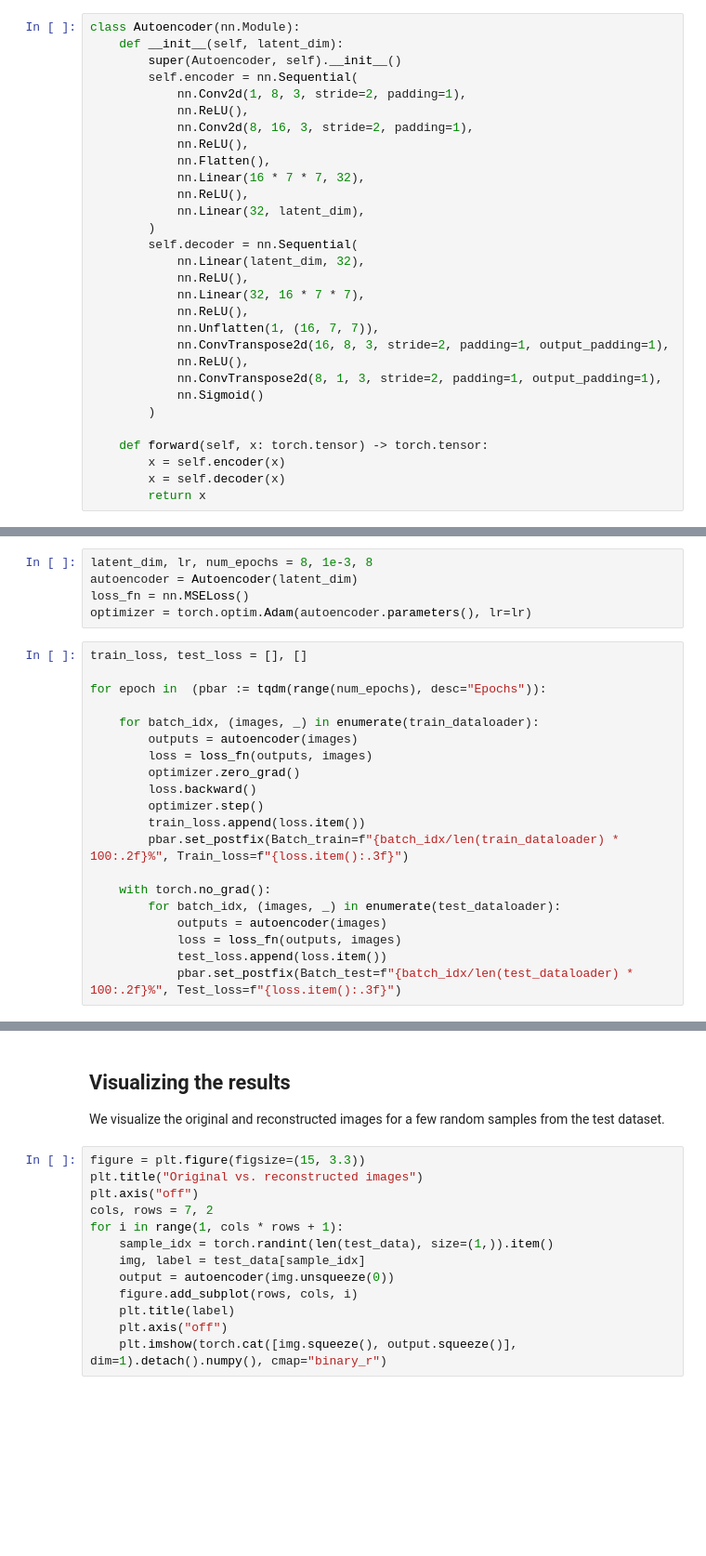
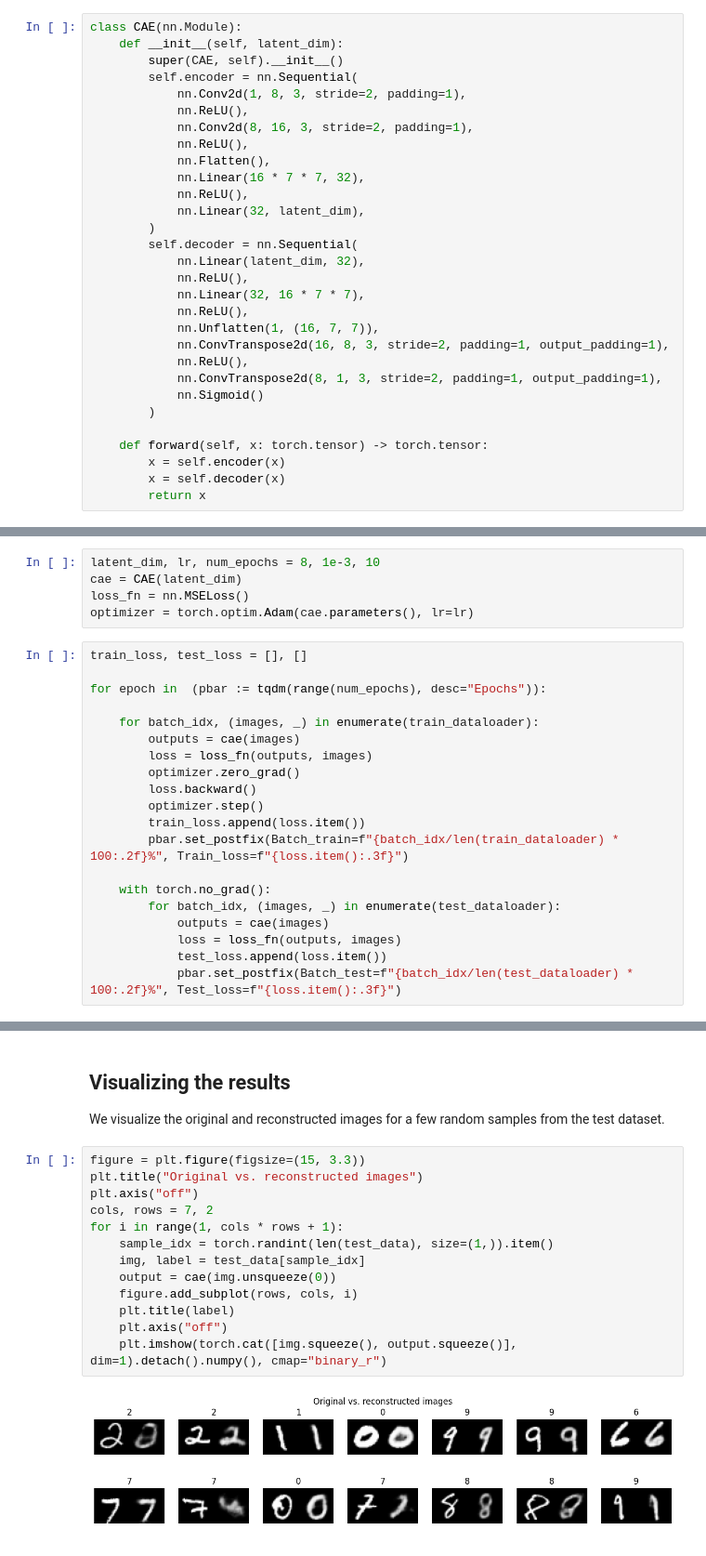
Before and after one commit to timothewt/Autoencoders, a Jupyter notebook: notebooks/convolutional_autoencoder.ipynb, the cells around one changed output, grey strips where cells are left out. Shown at 93% size. Saved outputs shown, nothing was run; the diff lists cells and outputs as text; blank space fills up the shorter version.

```diff
--- a/notebooks/convolutional_autoencoder.ipynb
+++ b/notebooks/convolutional_autoencoder.ipynb
@@ -39,8 +39,8 @@ test_dataloader = torch.utils.data.DataLoader(test_data, batch_size=64, shuffle=
 The autoencoder model consists of two parts: the encoder and the decoder. The encoder consists of convolutional layers, then linear layers to obtain the latent space vector, and the decoder consists of linear layers then transposed convolutional layers. The encoder reduces the input image to a lower-dimensional latent space, and the decoder reconstructs the image from the latent space.
 # %%
-class Autoencoder(nn.Module):
+class CAE(nn.Module):
     def __init__(self, latent_dim):
-        super(Autoencoder, self).__init__()
+        super(CAE, self).__init__()
         self.encoder = nn.Sequential(
             nn.Conv2d(1, 8, 3, stride=2, padding=1),
             nn.ReLU(),
@@ -71,17 +71,17 @@ class Autoencoder(nn.Module):
 ## Training the model
 We train the model using the mean squared error loss function.
 # %%
-latent_dim, lr, num_epochs = 8, 1e-3, 8
-autoencoder = Autoencoder(latent_dim)
+latent_dim, lr, num_epochs = 8, 1e-3, 10
+cae = CAE(latent_dim)
 loss_fn = nn.MSELoss()
-optimizer = torch.optim.Adam(autoencoder.parameters(), lr=lr)
+optimizer = torch.optim.Adam(cae.parameters(), lr=lr)
 # %%
 train_loss, test_loss = [], []
 
 for epoch in  (pbar := tqdm(range(num_epochs), desc="Epochs")):
 
     for batch_idx, (images, _) in enumerate(train_dataloader):
-        outputs = autoencoder(images)
+        outputs = cae(images)
         loss = loss_fn(outputs, images)
         optimizer.zero_grad()
         loss.backward()
@@ -91,7 +91,7 @@ for epoch in  (pbar := tqdm(range(num_epochs), desc="Epochs")):
 
     with torch.no_grad():
         for batch_idx, (images, _) in enumerate(test_dataloader):
-            outputs = autoencoder(images)
+            outputs = cae(images)
             loss = loss_fn(outputs, images)
             test_loss.append(loss.item())
             pbar.set_postfix(Batch_test=f"{batch_idx/len(test_dataloader) * 100:.2f}%", Test_loss=f"{loss.item():.3f}")
@@ -116,13 +118,15 @@ We visualize the original and reconstructed images for a few random samples from
 # %%
 figure = plt.figure(figsize=(15, 3.3))
 plt.title("Original vs. reconstructed images")
 plt.axis("off")
 cols, rows = 7, 2
 for i in range(1, cols * rows + 1):
     sample_idx = torch.randint(len(test_data), size=(1,)).item()
     img, label = test_data[sample_idx]
-    output = autoencoder(img.unsqueeze(0))
+    output = cae(img.unsqueeze(0))
     figure.add_subplot(rows, cols, i)
     plt.title(label)
     plt.axis("off")
     plt.imshow(torch.cat([img.squeeze(), output.squeeze()], dim=1).detach().numpy(), cmap="binary_r")
+# %% [output]
+[figure, added]
```
Also changed, not shown: parts of 3 cells of this notebook, 1 other file.
